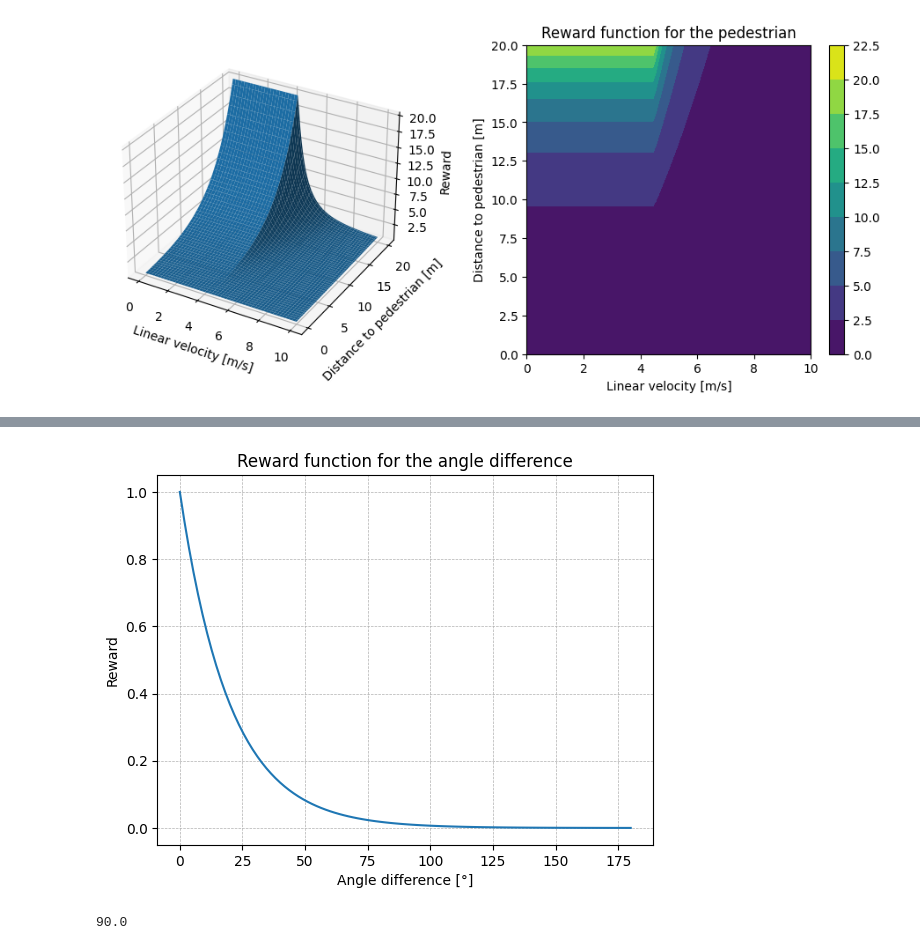
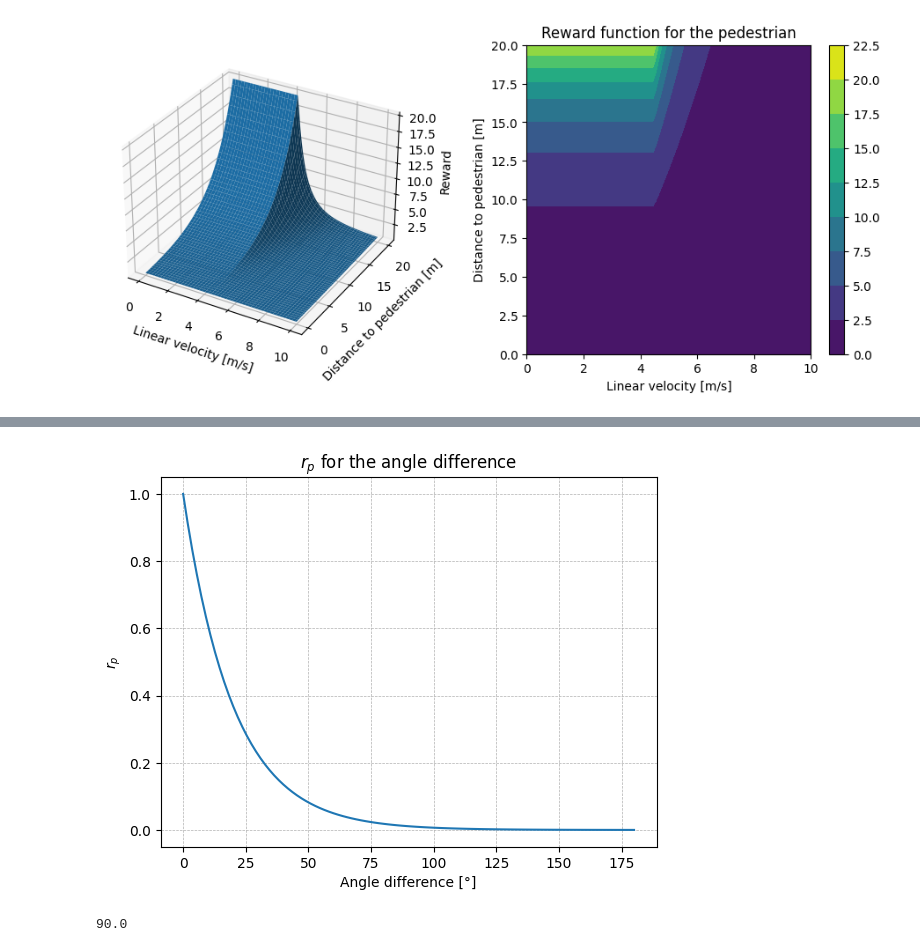
Before and after one commit to White-On/Streamlit_Presentation, a Jupyter notebook: fitness_notebook.ipynb, the cells around one changed output, grey strips where cells are left out. Cells and saved outputs as stored; diff of their text form; code cells hidden in the pictures.

```diff
--- a/fitness_notebook.ipynb
+++ b/fitness_notebook.ipynb
@@ -466,16 +470,17 @@ plt.show()
 # %%
 espison_theta = np.linspace(0, 180, n)
 
 # r_p = 1/(espison_theta + 1)
 r_p = np.exp(-espison_theta/20)
-plt.plot(espison_theta, r_p)
-plt.xlabel('Angle difference [°]')
-plt.ylabel('Reward')
-plt.title('Reward function for the angle difference')
-plt.grid(True, linewidth=0.5, linestyle='--')
+fig, ax = plt.subplots()
+ax.plot(espison_theta, r_p)
+ax.set_xlabel('Angle difference [°]')
+ax.set_ylabel('$r_p$')
+ax.set_title('$r_p$ for the angle difference')
+ax.grid(True, linewidth=0.5, linestyle='--')
 plt.show()
 # %% [output]
-[figure, old version]
+[figure, new version]
 # %%
 a = np.array([1, 0])
 b = np.array([0, 1])
```
Also changed, not shown: parts of 11 cells of this notebook, 1 other file.
